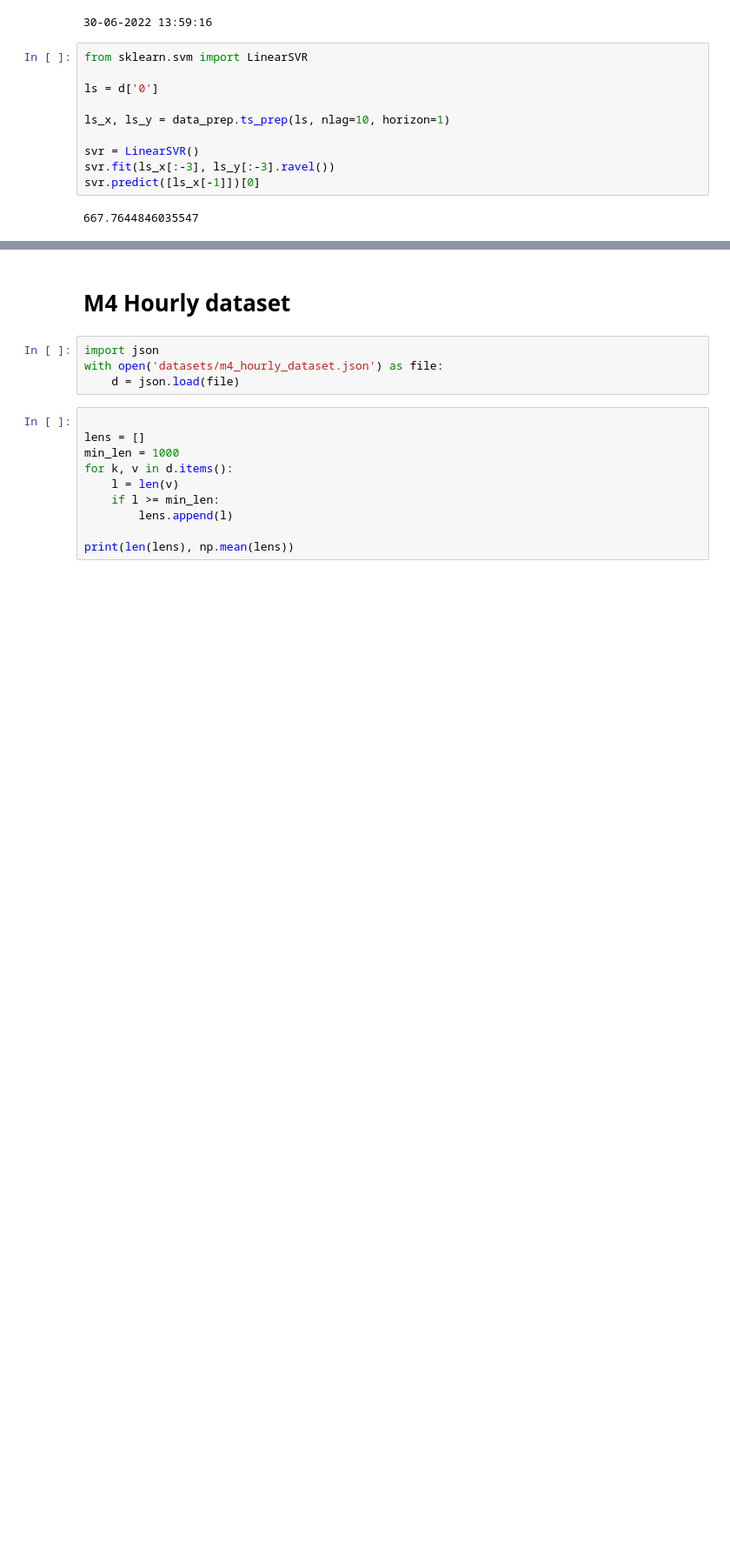
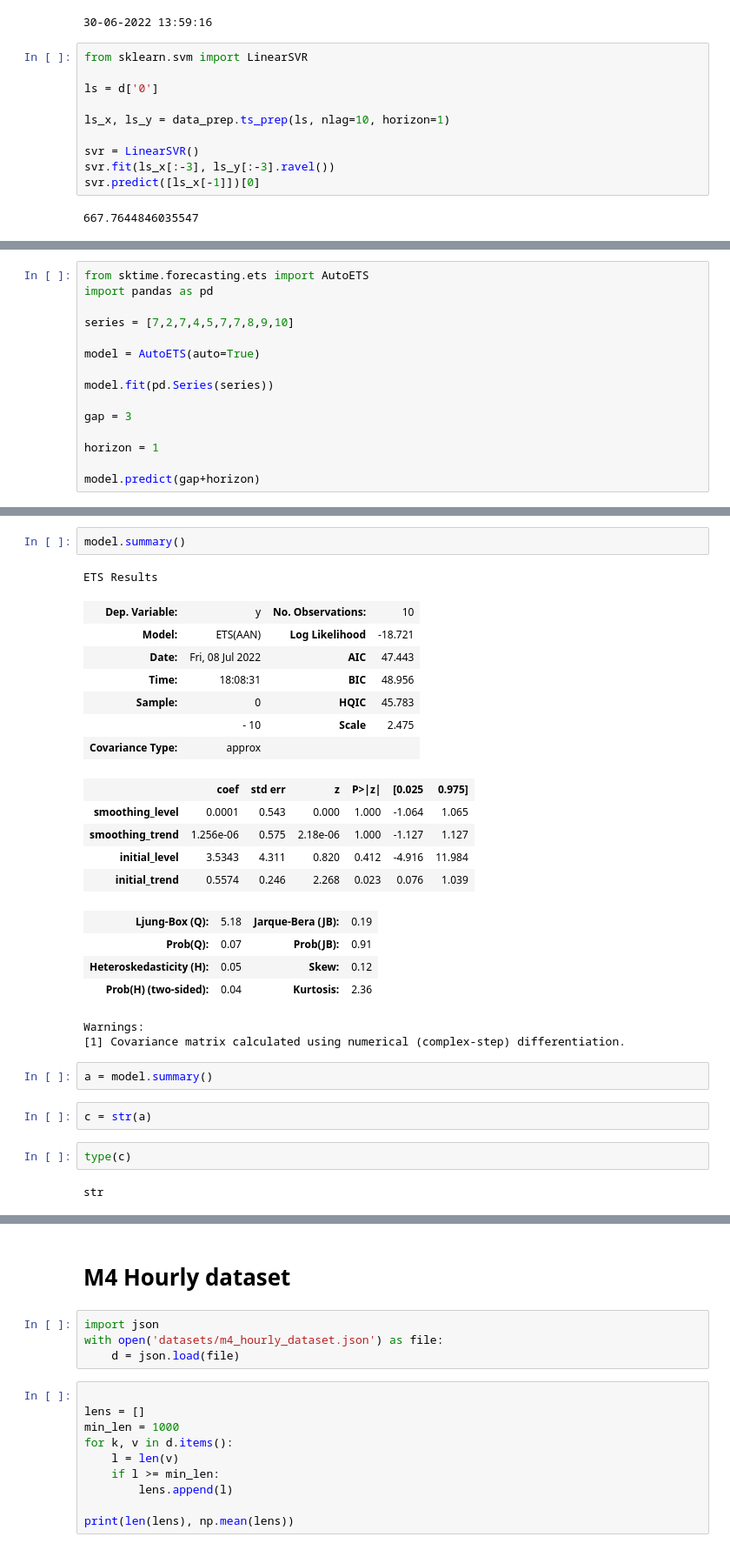
Before and after one commit to LinusLin6769/DCLaboratory01, a Jupyter notebook: playground.ipynb, the cells around one changed output, grey strips where cells are left out. Shown at 87% size. Cells and saved outputs as stored; diff of their text form; blank space fills up the shorter version.

Commit message:
built gap in modelling config option

```diff
--- a/playground.ipynb
+++ b/playground.ipynb
@@ -500,0 +515,15 @@ svr.predict([ls_x[-1]])[0]
+# %%
+from sktime.forecasting.ets import AutoETS
+import pandas as pd
+
+series = [7,2,7,4,5,7,7,8,9,10]
+
+model = AutoETS(auto=True)
+
+model.fit(pd.Series(series))
+
+gap = 3
+
+horizon = 1
+
+model.predict(gap+horizon)
@@ -500,0 +541,30 @@ svr.predict([ls_x[-1]])[0]
+# %%
+model.summary()
+# %% [output]
+ETS Results
+| Dep. Variable: | y | No. Observations: | 10 |
+| Model: | ETS(AAN) | Log Likelihood | -18.721 |
+| Date: | Fri, 08 Jul 2022 | AIC | 47.443 |
+| Time: | 18:08:31 | BIC | 48.956 |
+| Sample: | 0 | HQIC | 45.783 |
+|  | - 10 | Scale | 2.475 |
+| Covariance Type: | approx |  |  |
+|  | coef | std err | z | P>|z| | [0.025 | 0.975] |
+| smoothing_level | 0.0001 | 0.543 | 0.000 | 1.000 | -1.064 | 1.065 |
+| smoothing_trend | 1.256e-06 | 0.575 | 2.18e-06 | 1.000 | -1.127 | 1.127 |
+| initial_level | 3.5343 | 4.311 | 0.820 | 0.412 | -4.916 | 11.984 |
+| initial_trend | 0.5574 | 0.246 | 2.268 | 0.023 | 0.076 | 1.039 |
+| Ljung-Box (Q): | 5.18 | Jarque-Bera (JB): | 0.19 |
+| Prob(Q): | 0.07 | Prob(JB): | 0.91 |
+| Heteroskedasticity (H): | 0.05 | Skew: | 0.12 |
+| Prob(H) (two-sided): | 0.04 | Kurtosis: | 2.36 |
+Warnings:
+[1] Covariance matrix calculated using numerical (complex-step) differentiation.
+# %%
+a = model.summary()
+# %%
+c = str(a)
+# %%
+type(c)
+# %% [output]
+str
```
Also changed, not shown: parts of 27 cells of this notebook, 29 other files.
